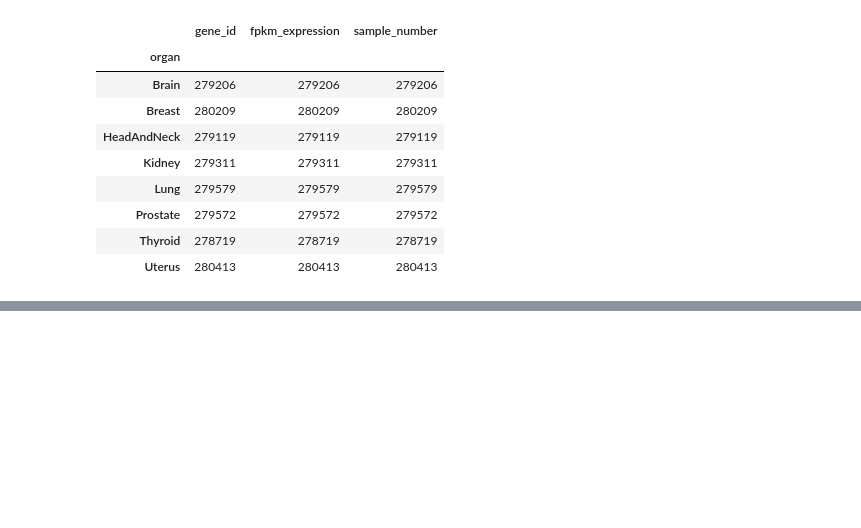
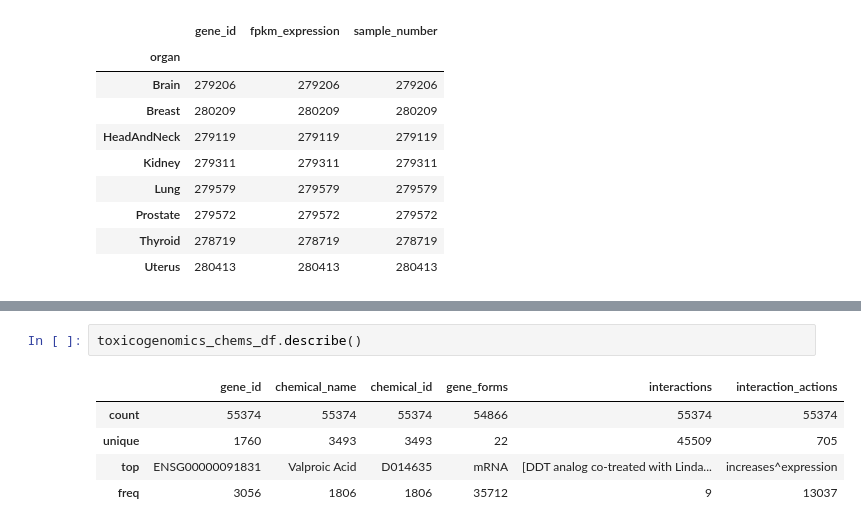
Before and after one commit to paulzuo/genotypeTissueExpressionProject, a Jupyter notebook: CitadelDatathon.ipynb, the cells around one changed output, grey strips where cells are left out. Drawn from its saved outputs; the diff is of its cells as text; blank space fills up the shorter version.

```diff
--- a/CitadelDatathon.ipynb
+++ b/CitadelDatathon.ipynb
@@ -70,0 +111,8 @@ tcga_df.groupby('organ').count()
+# %%
+toxicogenomics_chems_df.describe()
+# %% [output]
+|  | gene_id | chemical_name | chemical_id | gene_forms | interactions | interaction_actions |
+| count | 55374 | 55374 | 55374 | 54866 | 55374 | 55374 |
+| unique | 1760 | 3493 | 3493 | 22 | 45509 | 705 |
+| top | ENSG00000091831 | Valproic Acid | D014635 | mRNA | [DDT analog co-treated with Linda... | increases^expression |
+| freq | 3056 | 1806 | 1806 | 35712 | 9 | 13037 |
```
Also changed, not shown: parts of 9 cells of this notebook.
